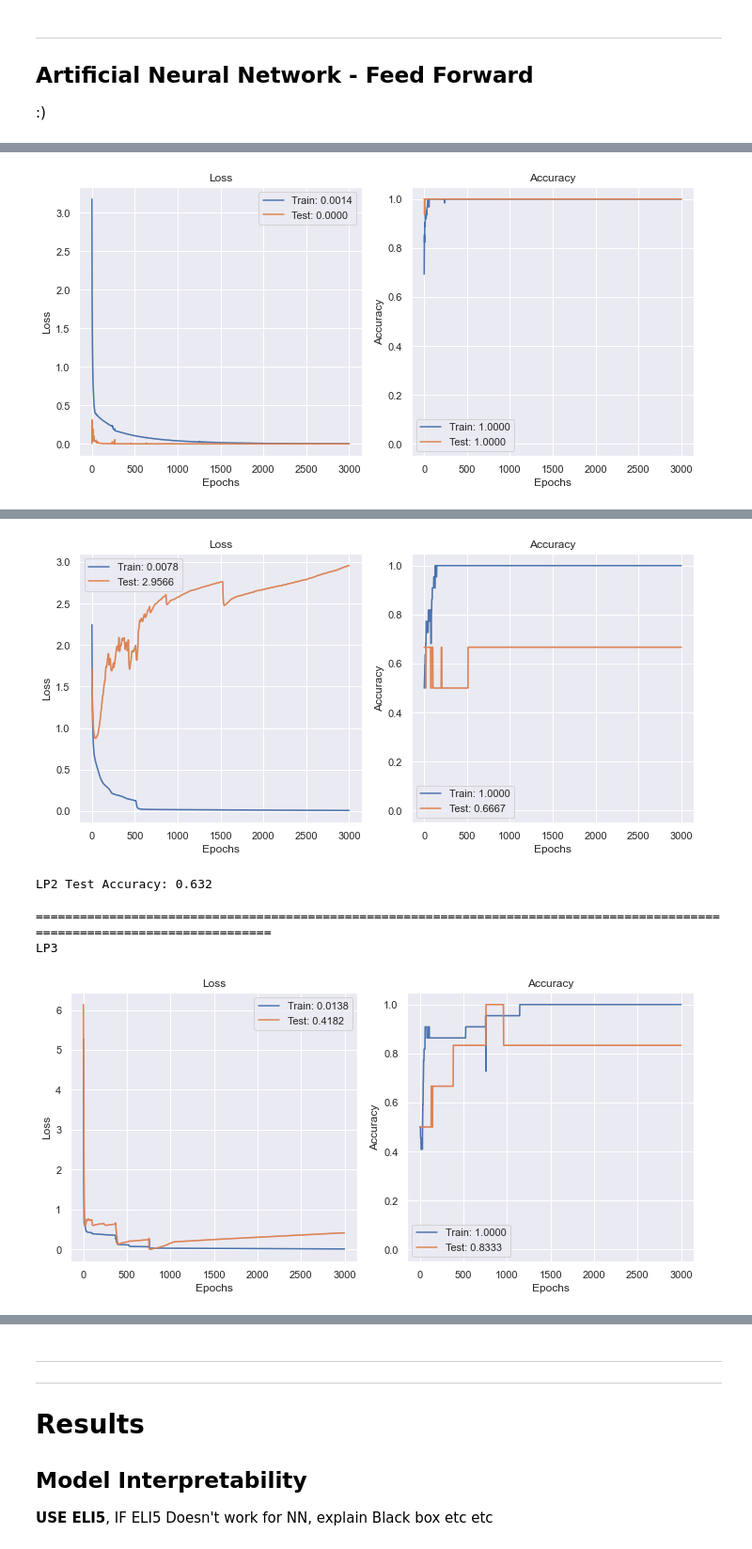
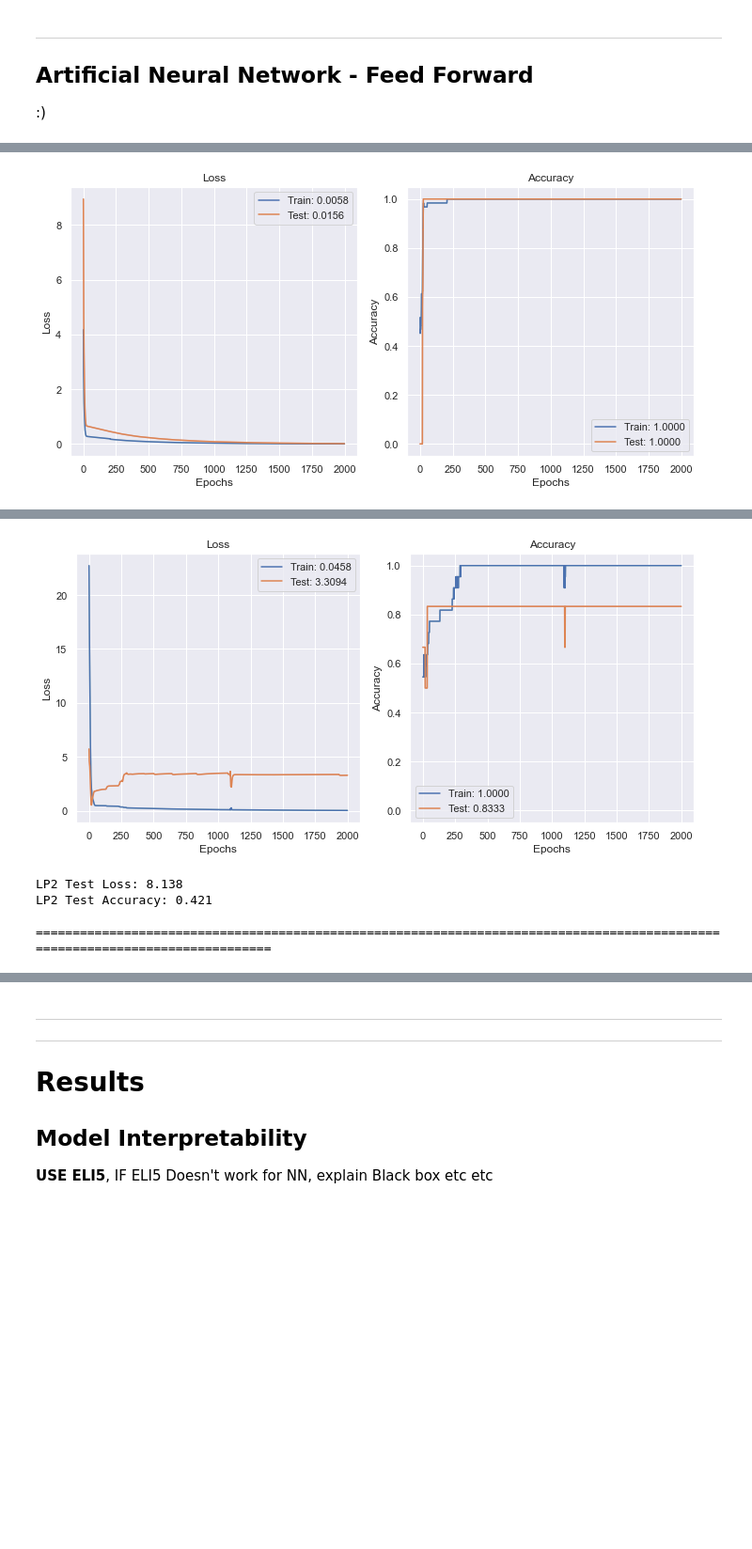
Before and after one commit to Danielwoodh/Robot-Failure-Classification, a Jupyter notebook: robot-failure-classification.ipynb, the cells around one changed output, grey strips where cells are left out. Shown at 94% size. Saved outputs shown, nothing was run; the diff lists cells and outputs as text; code cells hidden in the pictures; blank space fills up the shorter version.

```diff
--- a/robot-failure-classification.ipynb
+++ b/robot-failure-classification.ipynb
@@ -1513,7 +1486,7 @@ for dataset, input_cols, output_cols, names in binary_zipped_dict:
 
     history = model.fit(
         X_train, y_train,
-        epochs=3000,
+        epochs=2000,
         batch_size=20,
         validation_split=0.2,
 #          callbacks=[stopping],
@@ -1553,9 +1526,10 @@ for dataset, input_cols, output_cols, names in binary_zipped_dict:
 #     plt.show()
 
     loss, acc = model.evaluate(X_test, y_test, verbose=0)
+    print(f'{names} Test Loss: %.3f' % loss)
     print(f'{names} Test Accuracy: %.3f' % acc)
     print('')
     print('=' * 125)
 # %% [output]
 LP1
-[figure, old version]
+[figure, new version]
@@ -1563,9 +1538,8 @@ LP1 Test Accuracy: 0.889
 
 =============================================================================================================================
 LP2
-[figure, old version]
+[figure, new version]
-LP2 Test Accuracy: 0.632
+LP2 Test Loss: 8.138
+LP2 Test Accuracy: 0.421
 
 =============================================================================================================================
-LP3
-[figure, removed]
```
Also changed, not shown: parts of 6 cells of this notebook, 1 other file.
